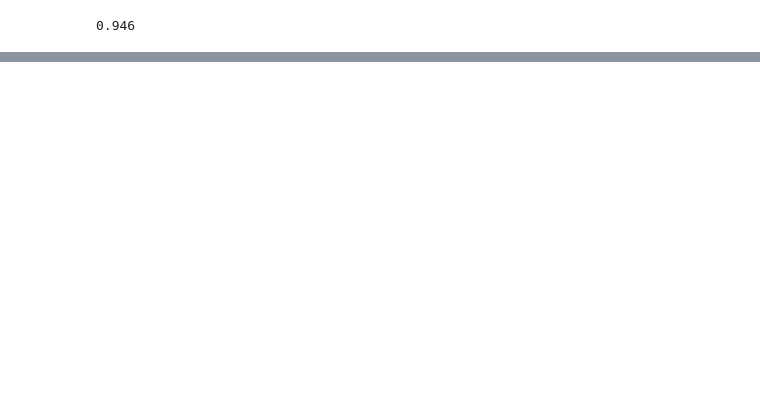
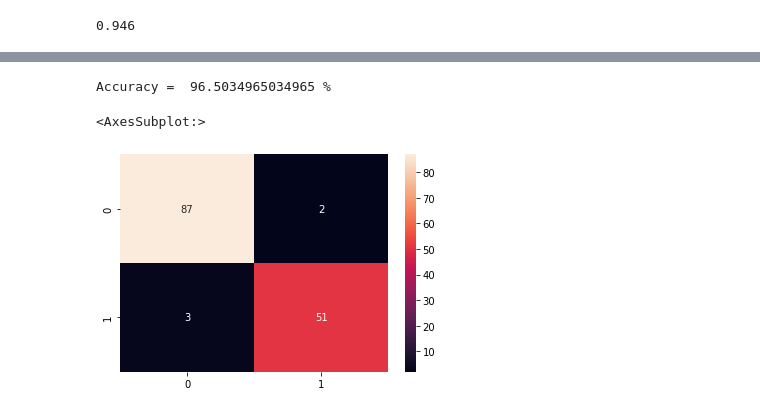
Before and after one commit to kasramojallal1/machine-learning-concepts, a Jupyter notebook: adaboost_and_xgboost/main.ipynb, the cells around one changed output, grey strips where cells are left out. Saved outputs shown, nothing was run; the diff lists cells and outputs as text; code cells hidden in the pictures; blank space fills up the shorter version.

```diff
--- a/adaboost_and_xgboost/main.ipynb
+++ b/adaboost_and_xgboost/main.ipynb
@@ -42,0 +124,16 @@ clf_randi.score(X, y)
+# %%
+from sklearn.preprocessing import MinMaxScaler
+
+scaler = MinMaxScaler()
+scaler.fit(X)
+X = scaler.transform(X)
+# %%
+# Split data into train and test to verify accuracy after fitting the model.
+from sklearn.model_selection import train_test_split
+X_train, X_test, y_train, y_test = train_test_split(X, Y, test_size=0.25, random_state=42)
+# %%
+import xgboost as xgb
+
+model = xgb.XGBClassifier()
+
+model.fit(X_train, y_train)
@@ -42,0 +151,19 @@ clf_randi.score(X, y)
+# %%
+y_pred = model.predict(X_test)
+# %%
+# Evaluate the classifier on test data
+from sklearn.metrics import accuracy_score
+accuracy = accuracy_score(y_test, y_pred)
+
+
+print("Accuracy = ", (accuracy * 100.0), "%")
+# %% [output]
+Accuracy =  96.5034965034965 %
+# %%
+from sklearn.metrics import confusion_matrix
+cm = confusion_matrix(y_test, y_pred)
+
+sns.heatmap(cm, annot=True)
+# %% [output]
+<AxesSubplot:>
+[figure, added]
```
Also changed, not shown: parts of 24 cells of this notebook, 11 other files.
